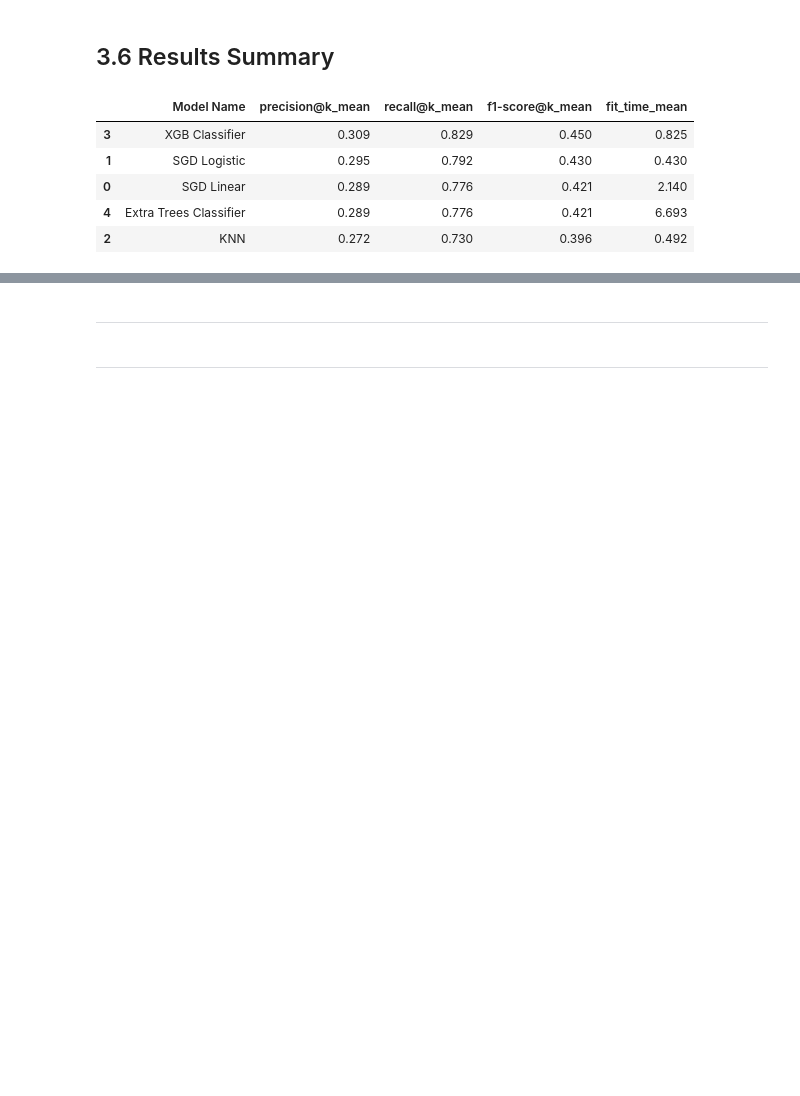
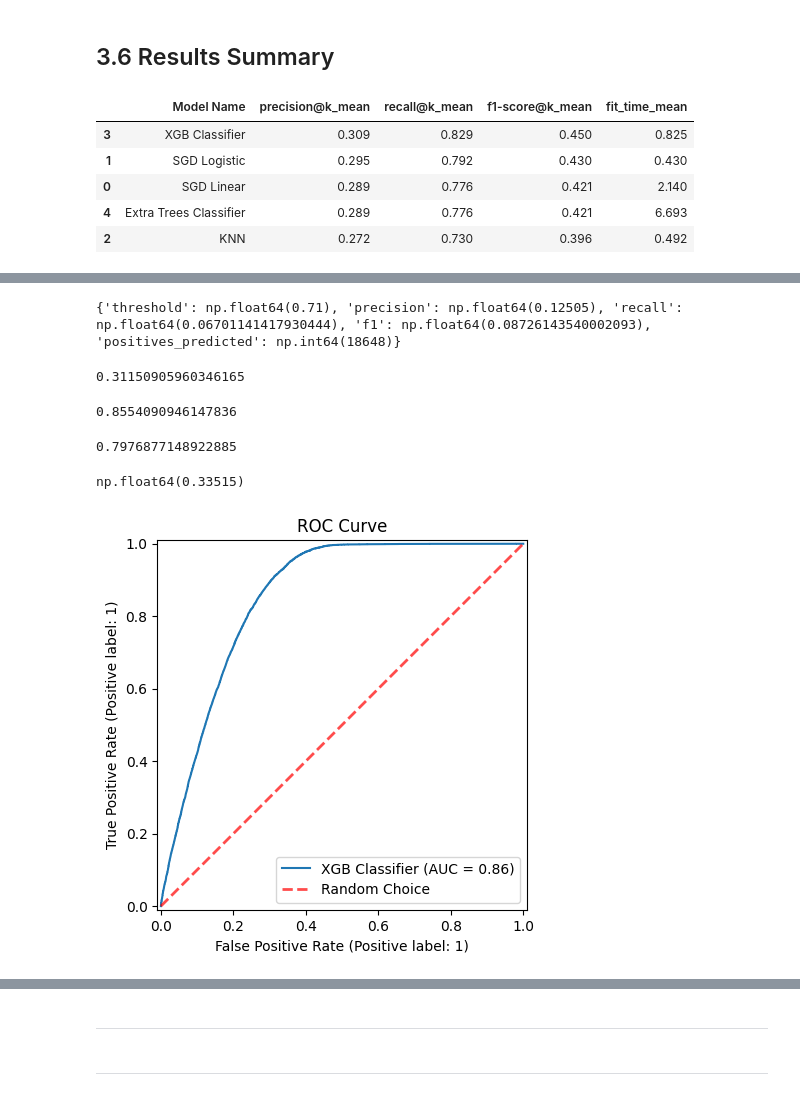
Before and after one commit to iury-repo/health_insurance_cs, a Jupyter notebook: notebooks/2-ims-modeling.ipynb, the cells around one changed output, grey strips where cells are left out. Saved outputs shown, nothing was run; the diff lists cells and outputs as text; code cells hidden in the pictures; blank space fills up the shorter version.

```diff
--- a/notebooks/2-ims-modeling.ipynb
+++ b/notebooks/2-ims-modeling.ipynb
@@ -447,0 +448,6 @@ metrics_summary
+# %%
+xgb_class = xgb.XGBClassifier(n_estimators=100, n_jobs=-1, scale_pos_weight=7.3)
+# %%
+xgb_class.fit(X_train, y_train)
+
+y_hat_xgb = xgb_class.predict(X_test)
@@ -447,0 +506,35 @@ metrics_summary
+# %%
+results = evaluate_thresholds(y_train, y_hat_xgb_proba)
+
+# Exemplo: escolher o threshold que maximiza precision
+best = max(results, key=lambda r: r["precision"])
+print(best)
+# %% [output]
+{'threshold': np.float64(0.71), 'precision': np.float64(0.12505), 'recall': np.float64(0.06701141417930444), 'f1': np.float64(0.08726143540002093), 'positives_predicted': np.int64(18648)}
+# %%
+cohen = cohen_kappa_score(y_test, y_hat_xgb)
+cohen
+# %% [output]
+0.31150905960346165
+# %%
+roc_auc_xgb = roc_auc_score(y_test, y_hat_xgb_proba)
+roc_auc_xgb
+# %% [output]
+0.8554090946147836
+# %%
+balanced_accuracy_score(y_test, y_hat_xgb)
+# %% [output]
+0.7976877148922885
+# %%
+precision_at_k(y_test, y_hat_xgb_proba, k=20000)
+# %% [output]
+np.float64(0.33515)
+# %%
+roc_display_test = RocCurveDisplay.from_estimator(xgb_class, X_test, y_test, name="XGB Classifier")
+
+plt.plot([0, 1], [0, 1], linestyle='--', lw=2, color='r', label='Random Choice', alpha=.7)
+plt.title('ROC Curve')
+plt.legend(loc="lower right")
+plt.show()
+# %% [output]
+[figure, added]
```
Also changed, not shown: parts of 24 cells of this notebook.
